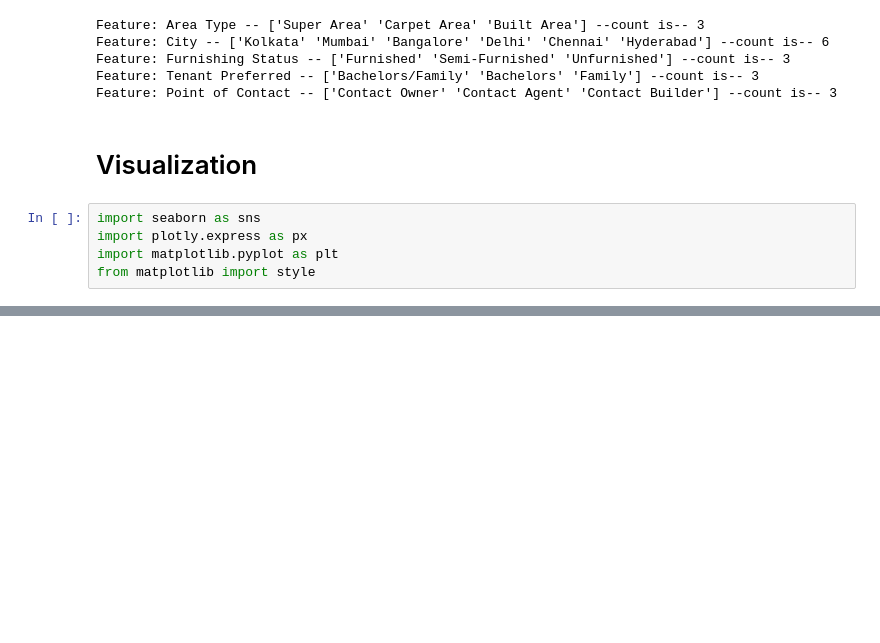
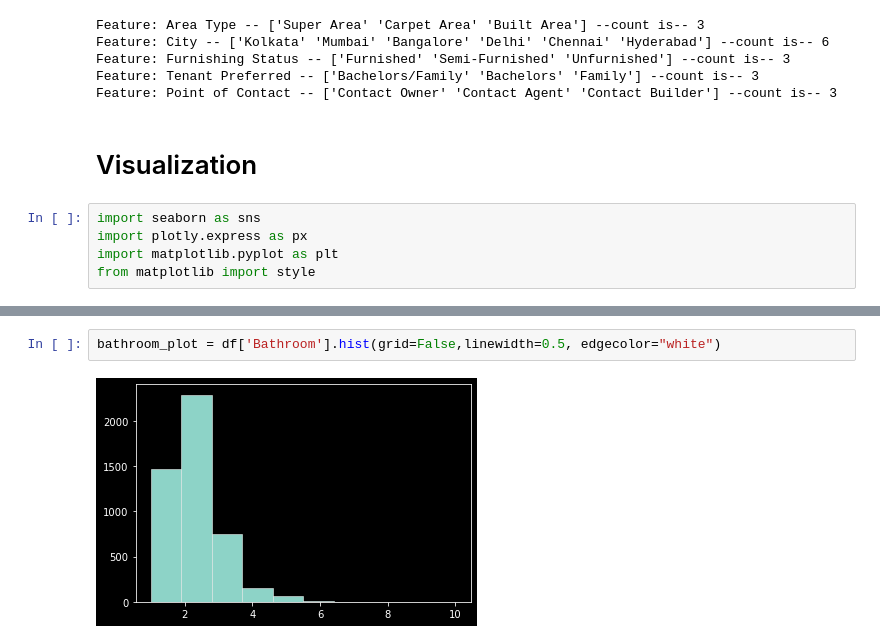
Before and after one commit to Ishrak30/Predicting-House-Rent-Using-ML, a Jupyter notebook: PredictingHouseRent.ipynb, the cells around one changed output, grey strips where cells are left out. Drawn from its saved outputs; the diff is of its cells as text; blank space fills up the shorter version.

```diff
--- a/PredictingHouseRent.ipynb
+++ b/PredictingHouseRent.ipynb
@@ -161,0 +174,4 @@ print(count_data)
+# %%
+bathroom_plot = df['Bathroom'].hist(grid=False,linewidth=0.5, edgecolor="white")
+# %% [output]
+[figure, added]
```
Also changed, not shown: parts of 12 cells of this notebook.
